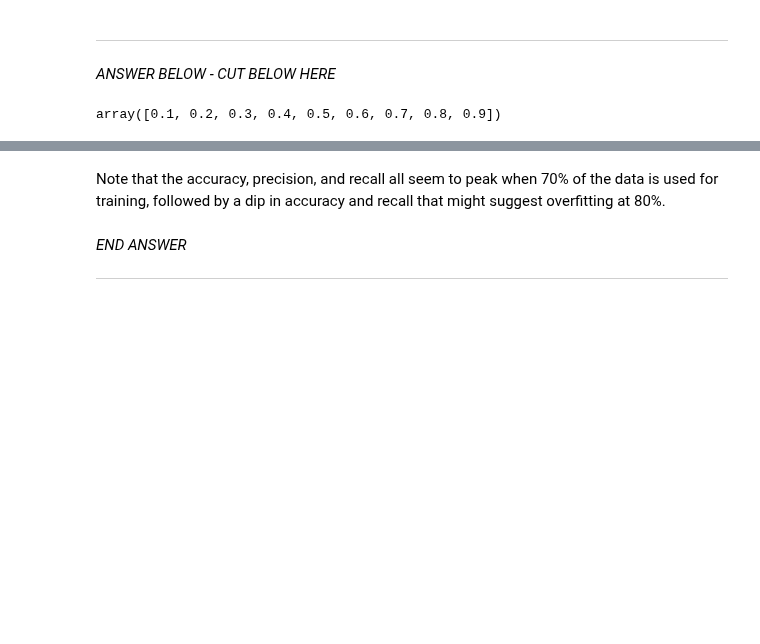
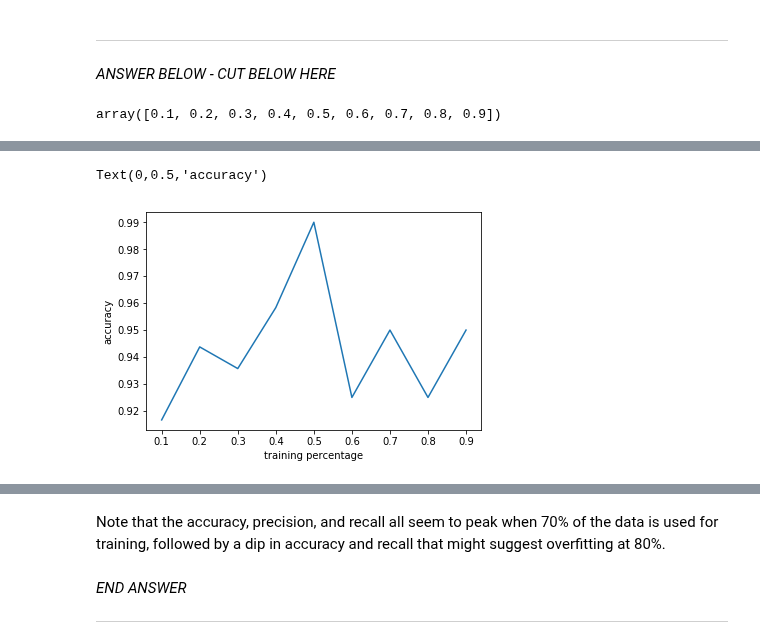
Before and after one commit to dbmi-pitt/SocialMediaDataScience, a Jupyter notebook: SocialMedia - Part 4.ipynb, the cells around one changed output, grey strips where cells are left out. Saved outputs shown, nothing was run; the diff lists cells and outputs as text; code cells hidden in the pictures; blank space fills up the shorter version.

```diff
--- a/SocialMedia - Part 4.ipynb
+++ b/SocialMedia - Part 4.ipynb
@@ -1008,17 +1026,19 @@ splitResults
 # %%
 splits=[]
 accs=[]
 precs=[]
 recalls=[]
 for x  in splitResults:
     splits.append(x[0])
     accs.append(x[1])
     precs.append(x[2][0])
     recalls.append(x[3][0])
-    accvals.append((val,accuracy))
 plt.plot(splits,accs)
 plt.xlabel("training percentage")
 plt.ylabel("accuracy")
+# %% [output]
+Text(0,0.5,'accuracy')
+[figure, added]
 # %%
 plt.plot(splits,precs)
 plt.xlabel("training percentage")
```
Also changed, not shown: parts of 5 cells of this notebook.
